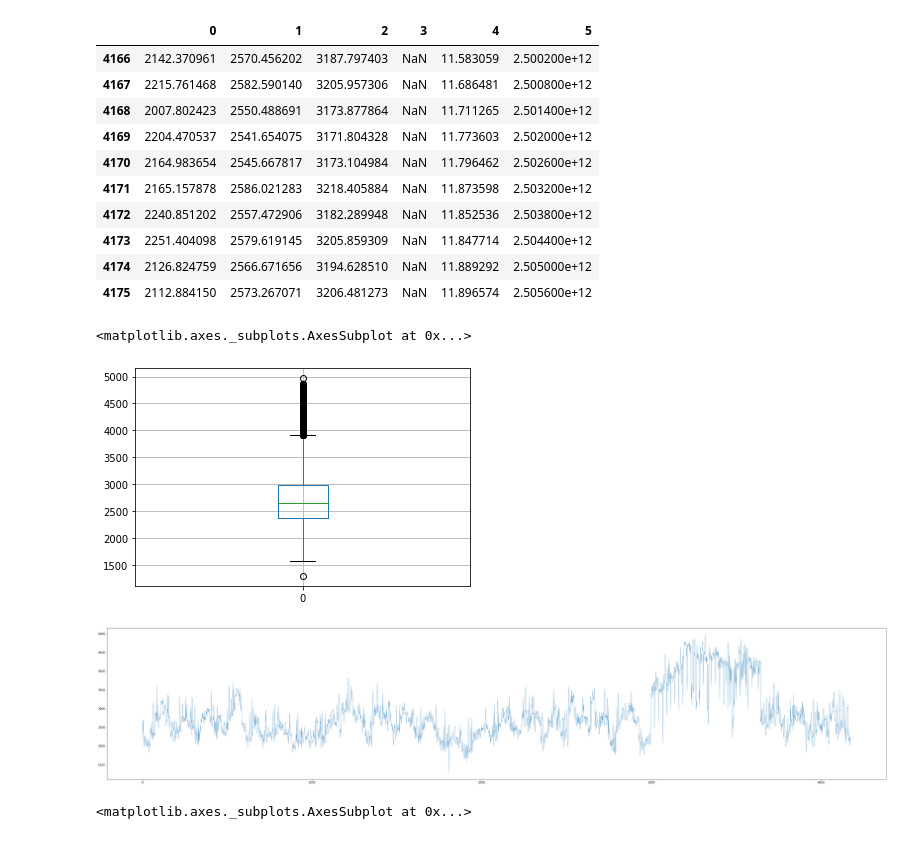
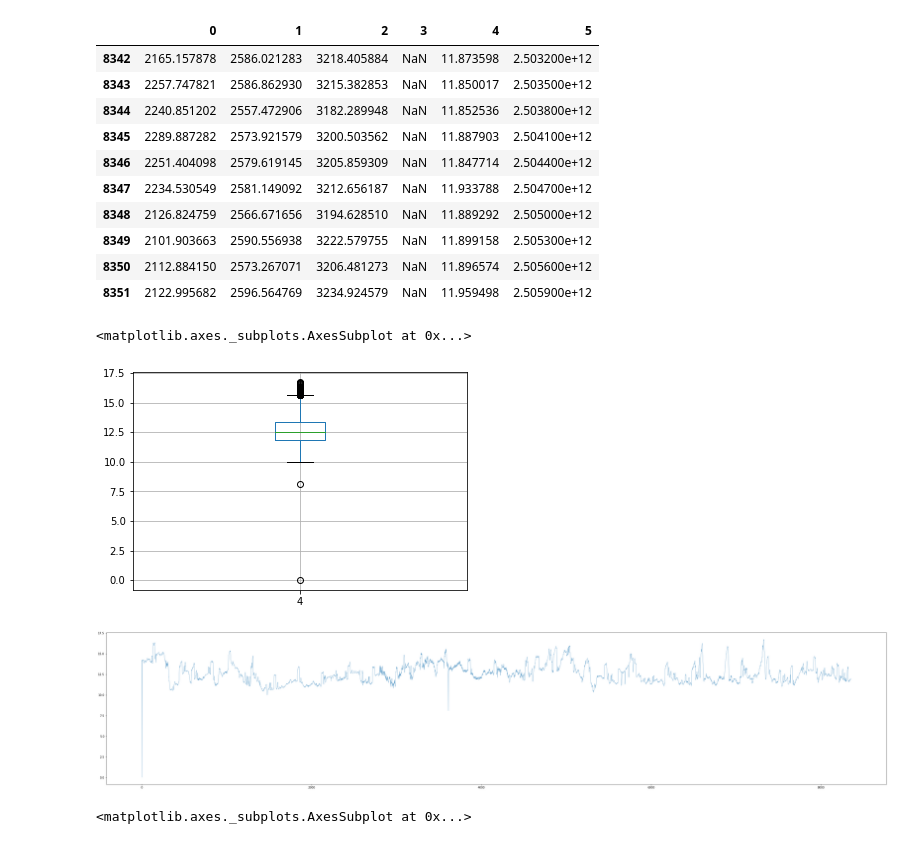
Before and after one commit to thangbk2209/pretraining_auto_scaling_ng, a Jupyter notebook: explore_data/google_trace.ipynb, the cells around one changed output. Drawn from its saved outputs; the diff is of its cells as text; code cells hidden in the pictures.

```diff
--- a/explore_data/google_trace.ipynb
+++ b/explore_data/google_trace.ipynb
@@ -9,27 +9,27 @@ import pandas as pd
 import numpy as np
 import matplotlib.pyplot as plt
 # %%
-file_data = CORE_DATA_DIR + '/input_data/google_trace/all_jobs/10_mins.csv'
+file_data = CORE_DATA_DIR + '/input_data/google_trace/all_jobs/5_mins.csv'
 df = pd.read_csv(file_data, header=None)
 # %%
 df.tail(10)
 # %% [output]
 |  | 0 | 1 | 2 | 3 | 4 | 5 |
-| 4166 | 2142.370961 | 2570.456202 | 3187.797403 | NaN | 11.583059 | 2.500200e+12 |
-| 4167 | 2215.761468 | 2582.590140 | 3205.957306 | NaN | 11.686481 | 2.500800e+12 |
-| 4168 | 2007.802423 | 2550.488691 | 3173.877864 | NaN | 11.711265 | 2.501400e+12 |
-| 4169 | 2204.470537 | 2541.654075 | 3171.804328 | NaN | 11.773603 | 2.502000e+12 |
-| 4170 | 2164.983654 | 2545.667817 | 3173.104984 | NaN | 11.796462 | 2.502600e+12 |
-| 4171 | 2165.157878 | 2586.021283 | 3218.405884 | NaN | 11.873598 | 2.503200e+12 |
-| 4172 | 2240.851202 | 2557.472906 | 3182.289948 | NaN | 11.852536 | 2.503800e+12 |
-| 4173 | 2251.404098 | 2579.619145 | 3205.859309 | NaN | 11.847714 | 2.504400e+12 |
-| 4174 | 2126.824759 | 2566.671656 | 3194.628510 | NaN | 11.889292 | 2.505000e+12 |
-| 4175 | 2112.884150 | 2573.267071 | 3206.481273 | NaN | 11.896574 | 2.505600e+12 |
+| 8342 | 2165.157878 | 2586.021283 | 3218.405884 | NaN | 11.873598 | 2.503200e+12 |
+| 8343 | 2257.747821 | 2586.862930 | 3215.382853 | NaN | 11.850017 | 2.503500e+12 |
+| 8344 | 2240.851202 | 2557.472906 | 3182.289948 | NaN | 11.852536 | 2.503800e+12 |
+| 8345 | 2289.887282 | 2573.921579 | 3200.503562 | NaN | 11.887903 | 2.504100e+12 |
+| 8346 | 2251.404098 | 2579.619145 | 3205.859309 | NaN | 11.847714 | 2.504400e+12 |
+| 8347 | 2234.530549 | 2581.149092 | 3212.656187 | NaN | 11.933788 | 2.504700e+12 |
+| 8348 | 2126.824759 | 2566.671656 | 3194.628510 | NaN | 11.889292 | 2.505000e+12 |
+| 8349 | 2101.903663 | 2590.556938 | 3222.579755 | NaN | 11.899158 | 2.505300e+12 |
+| 8350 | 2112.884150 | 2573.267071 | 3206.481273 | NaN | 11.896574 | 2.505600e+12 |
+| 8351 | 2122.995682 | 2596.564769 | 3234.924579 | NaN | 11.959498 | 2.505900e+12 |
 # %%
-df.boxplot(column=[0])
+df.boxplot(column=[4])
 # %% [output]
 <matplotlib.axes._subplots.AxesSubplot at 0x...>
-[figure, old version]
+[figure, new version]
 # %%
 meanCPUUsage, canonical_memory_usage = 3, 4
 # %%
@@ -38,9 +38,9 @@ def plot_data(df, column_index, figsize=(25, 20), title=None):
     df1.plot(linewidth=0.5, figsize=figsize, title=title)
     plt.show()
 # %%
-plot_data(df, 0, (50, 10))
+plot_data(df, 4, (50, 10))
 # %% [output]
-[figure, old version]
+[figure, new version]
 # %%
 plot_data(df[400:500], meanCPUUsage, (50, 10))
 # %%
```
Also changed, not shown: 7 other files.
